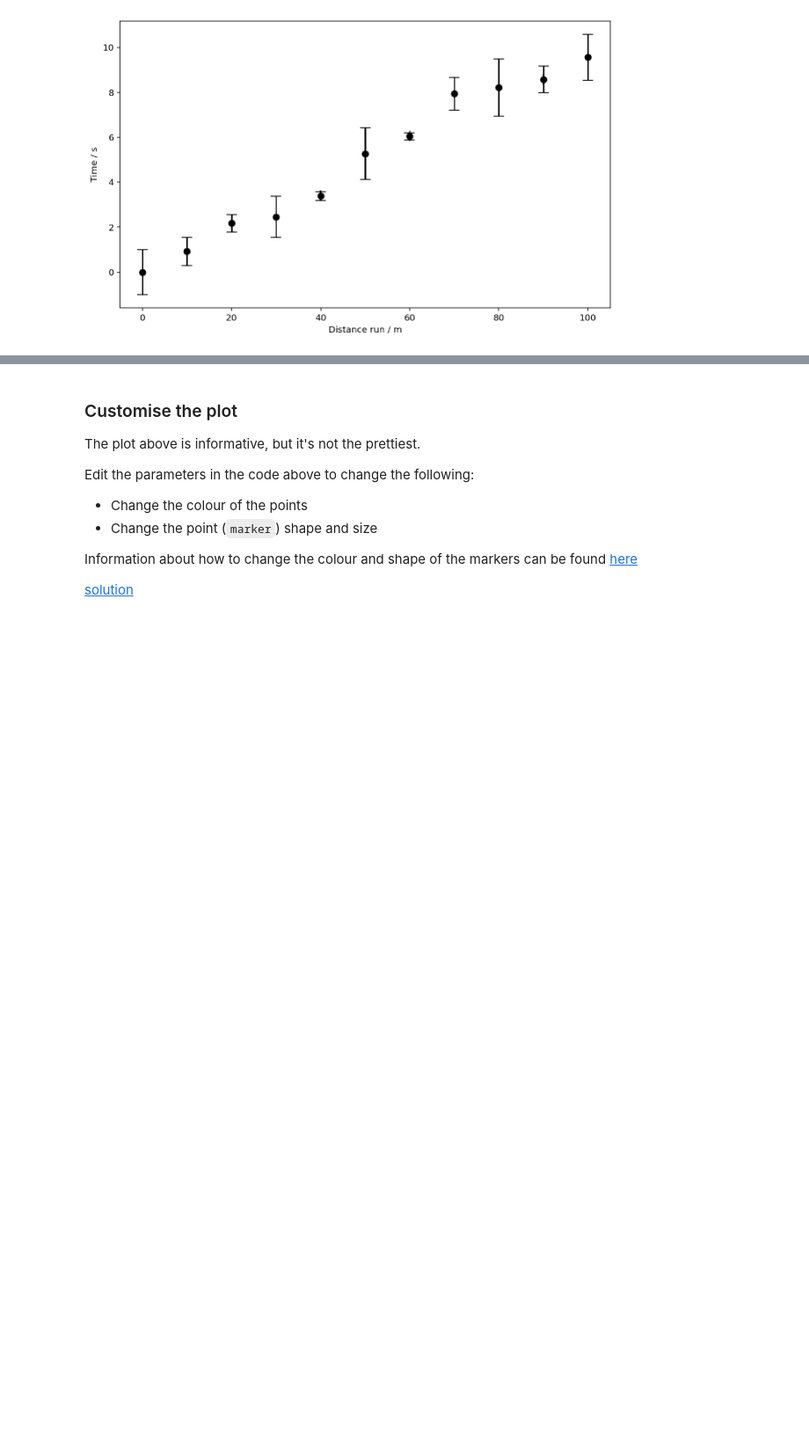
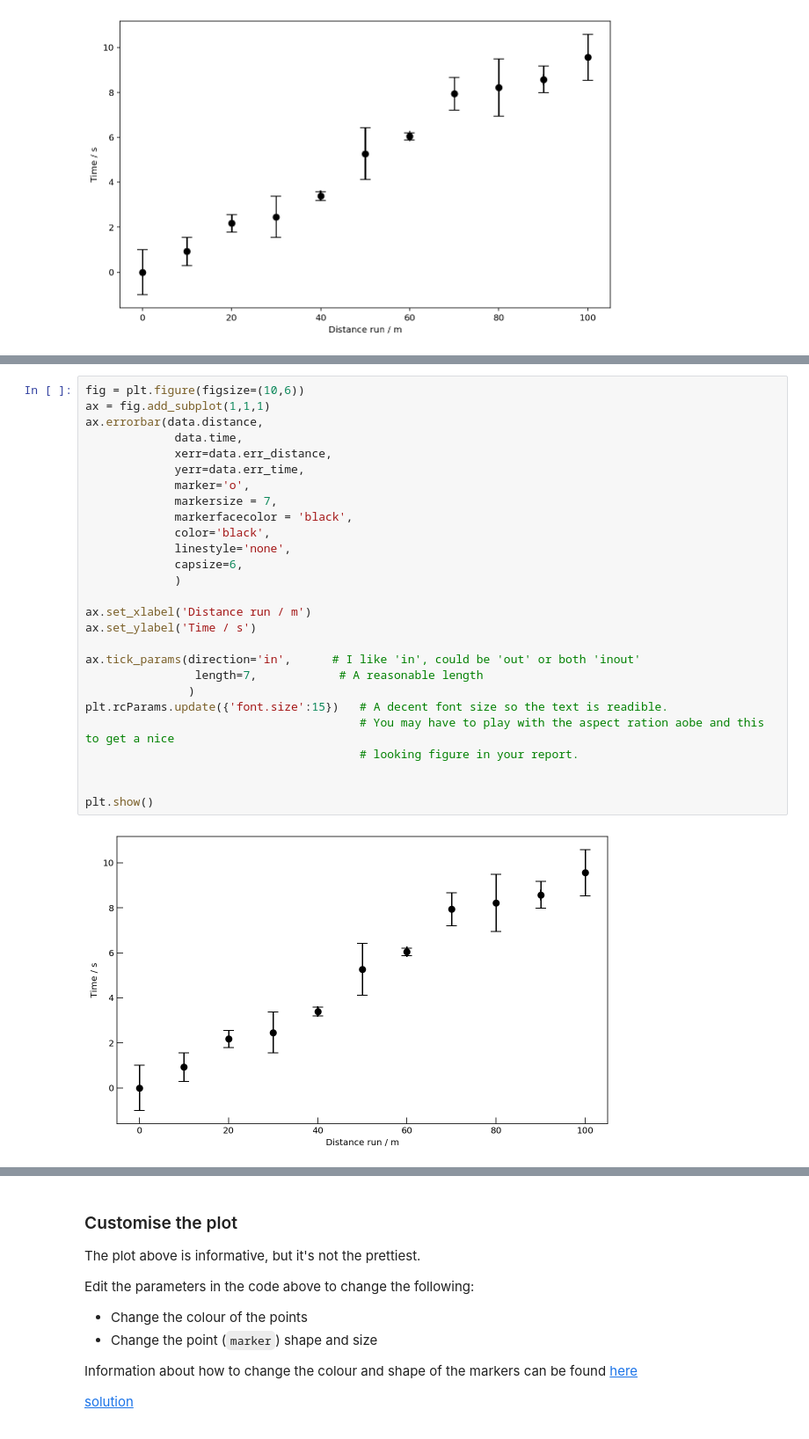
Before and after one commit to vickyscowcroft/teaching_dev, a Jupyter notebook: nbfancy/04_quick_plot.ipynb, the cells around one changed output, grey strips where cells are left out. Shown at 88% size. Cells and saved outputs as stored; diff of their text form; blank space fills up the shorter version.

```diff
--- a/nbfancy/04_quick_plot.ipynb
+++ b/nbfancy/04_quick_plot.ipynb
@@ -130,0 +145,29 @@ plt.show()
+# %%
+fig = plt.figure(figsize=(10,6))
+ax = fig.add_subplot(1,1,1)
+ax.errorbar(data.distance,
+             data.time,
+             xerr=data.err_distance,
+             yerr=data.err_time,
+             marker='o',
+             markersize = 7,
+             markerfacecolor = 'black',
+             color='black',
+             linestyle='none',
+             capsize=6,
+             )
+
+ax.set_xlabel('Distance run / m')
+ax.set_ylabel('Time / s')
+
+ax.tick_params(direction='in',      # I like 'in', could be 'out' or both 'inout'
+                length=7,            # A reasonable length
+               )
+plt.rcParams.update({'font.size':15})   # A decent font size so the text is readible.
+                                        # You may have to play with the aspect ration aobe and this to get a nice
+                                        # looking figure in your report.
+
+
+plt.show()
+# %% [output]
+[figure, added]
```
Also changed, not shown: parts of 3 cells of this notebook, 11 other files.
